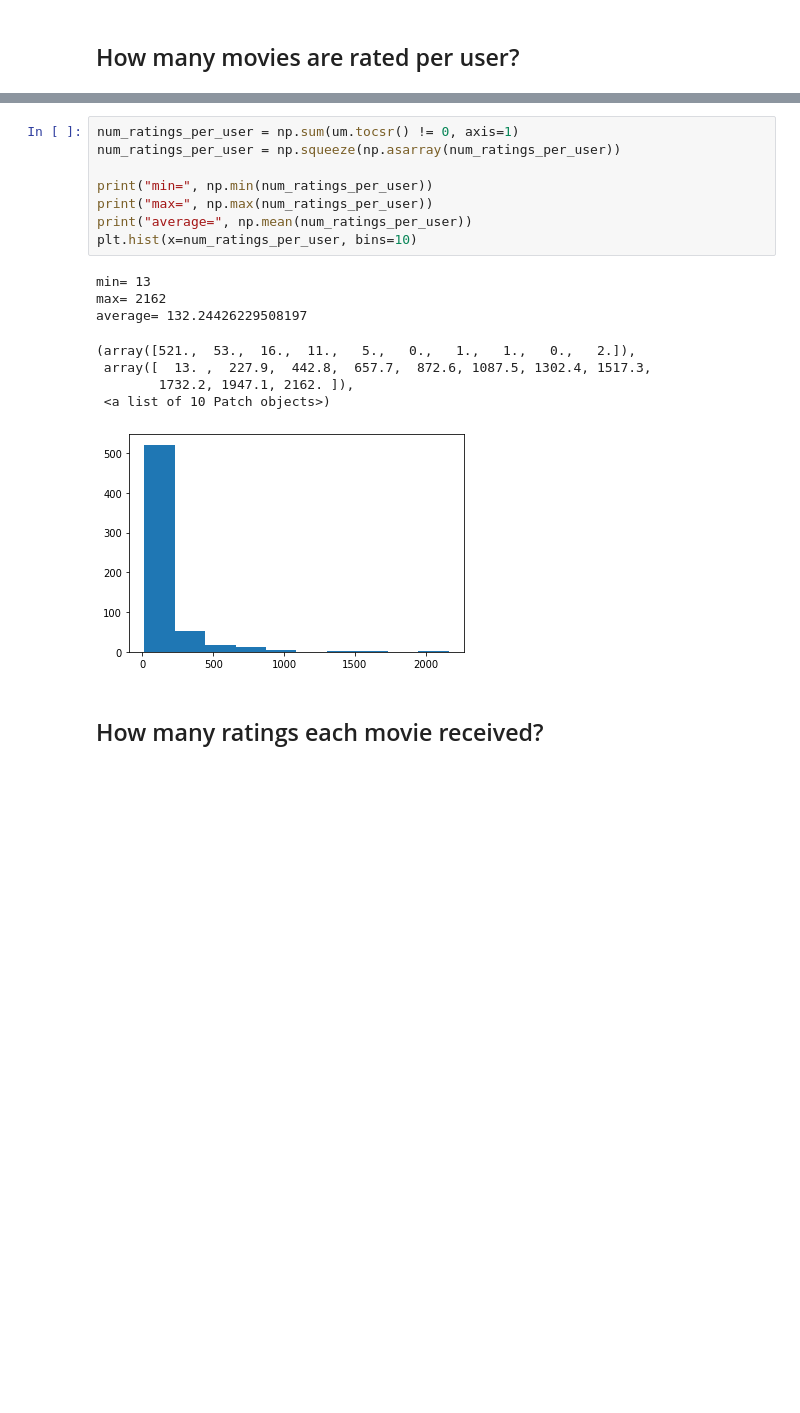
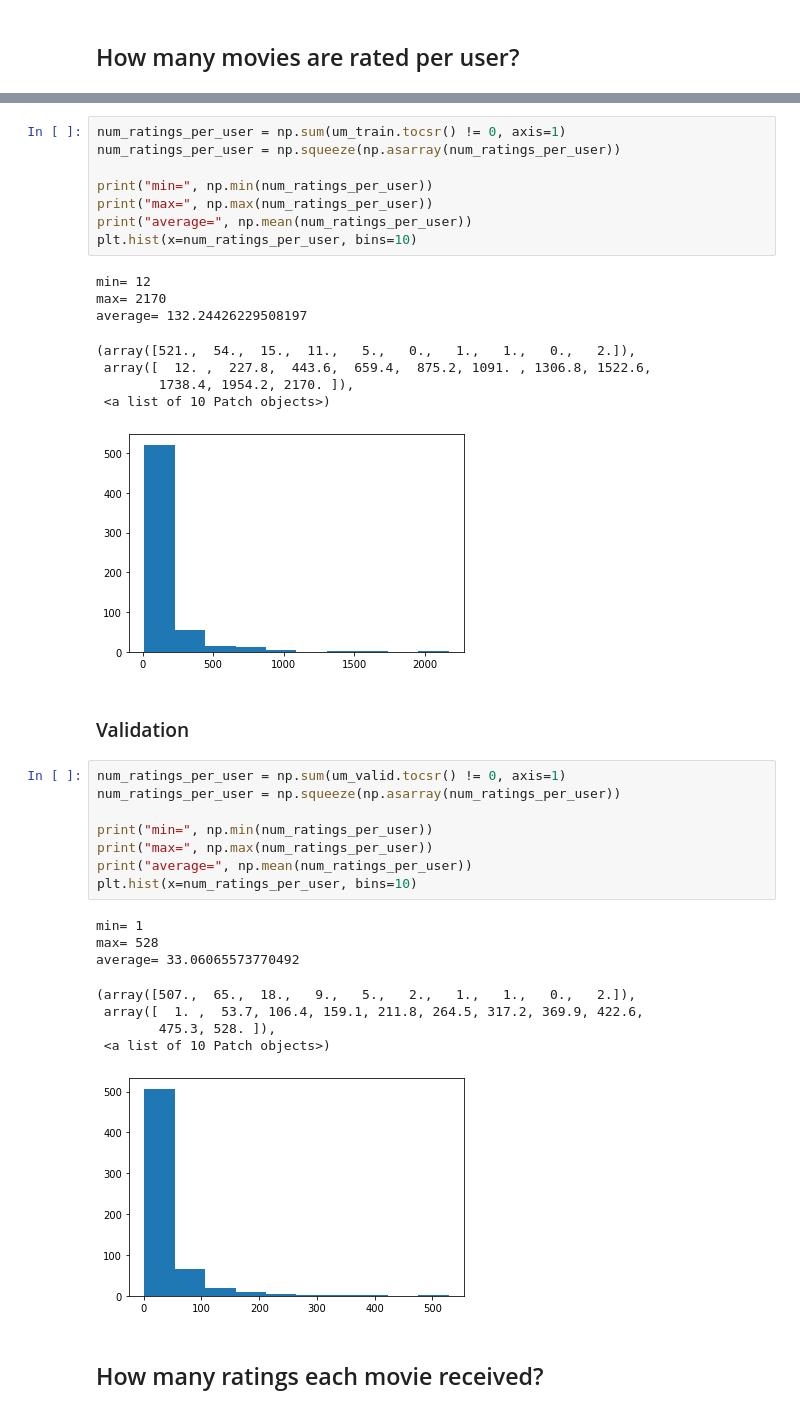
Before and after one commit to DaviesX/movie-lens, a Jupyter notebook: src/a_raw_data.ipynb, the cells around one changed output, grey strips where cells are left out. Saved outputs shown, nothing was run; the diff lists cells and outputs as text; blank space fills up the shorter version.

```diff
--- a/src/a_raw_data.ipynb
+++ b/src/a_raw_data.ipynb
@@ -38,5 +76,5 @@ np.sum(um != 0)/(um.shape[0]*um.shape[1])
 # %%
-num_ratings_per_user = np.sum(um.tocsr() != 0, axis=1)
+num_ratings_per_user = np.sum(um_train.tocsr() != 0, axis=1)
 num_ratings_per_user = np.squeeze(np.asarray(num_ratings_per_user))
 
 print("min=", np.min(num_ratings_per_user))
@@ -44,13 +82,32 @@ print("max=", np.max(num_ratings_per_user))
 print("average=", np.mean(num_ratings_per_user))
 plt.hist(x=num_ratings_per_user, bins=10)
 # %% [output]
-min= 13
-max= 2162
+min= 12
+max= 2170
 average= 132.24426229508197
-(array([521.,  53.,  16.,  11.,   5.,   0.,   1.,   1.,   0.,   2.]),
- array([  13. ,  227.9,  442.8,  657.7,  872.6, 1087.5, 1302.4, 1517.3,
-        1732.2, 1947.1, 2162. ]),
+(array([521.,  54.,  15.,  11.,   5.,   0.,   1.,   1.,   0.,   2.]),
+ array([  12. ,  227.8,  443.6,  659.4,  875.2, 1091. , 1306.8, 1522.6,
+        1738.4, 1954.2, 2170. ]),
  <a list of 10 Patch objects>)
 [figure]
+# %% [markdown]
+### Validation
+# %%
+num_ratings_per_user = np.sum(um_valid.tocsr() != 0, axis=1)
+num_ratings_per_user = np.squeeze(np.asarray(num_ratings_per_user))
+
+print("min=", np.min(num_ratings_per_user))
+print("max=", np.max(num_ratings_per_user))
+print("average=", np.mean(num_ratings_per_user))
+plt.hist(x=num_ratings_per_user, bins=10)
+# %% [output]
+min= 1
+max= 528
+average= 33.06065573770492
+(array([507.,  65.,  18.,   9.,   5.,   2.,   1.,   1.,   0.,   2.]),
+ array([  1. ,  53.7, 106.4, 159.1, 211.8, 264.5, 317.2, 369.9, 422.6,
+        475.3, 528. ]),
+ <a list of 10 Patch objects>)
+[figure, added]
 # %% [markdown]
 ## How many ratings each movie received?
```
Also changed, not shown: parts of 21 cells of this notebook, 10 other files.
